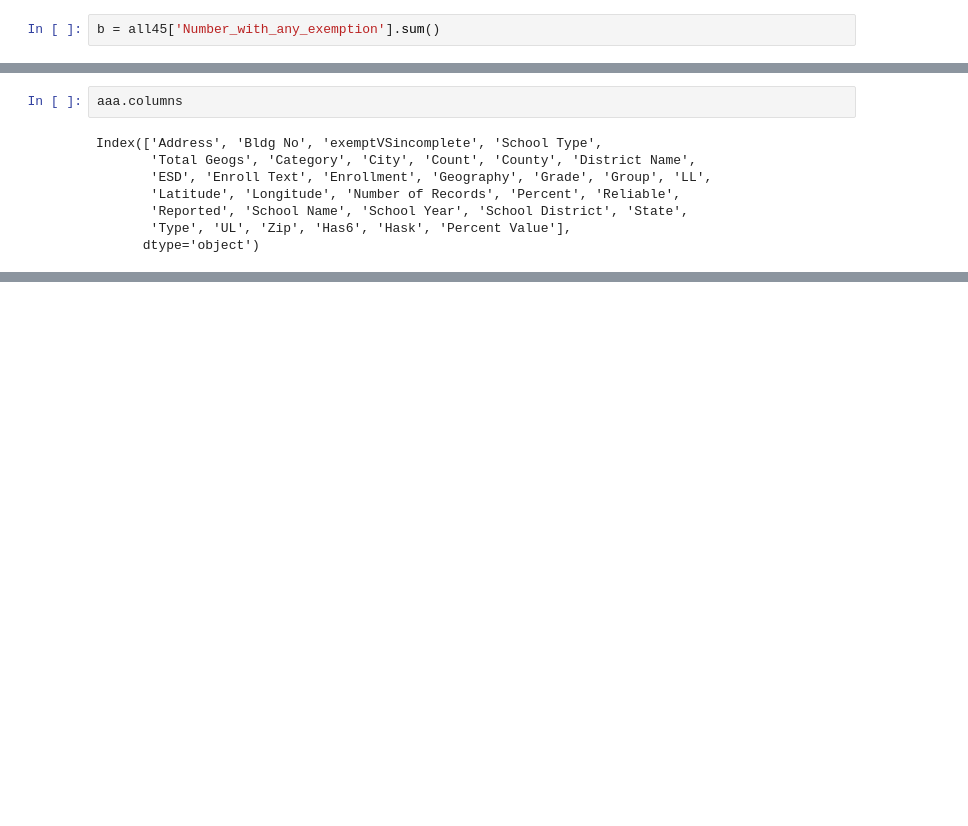
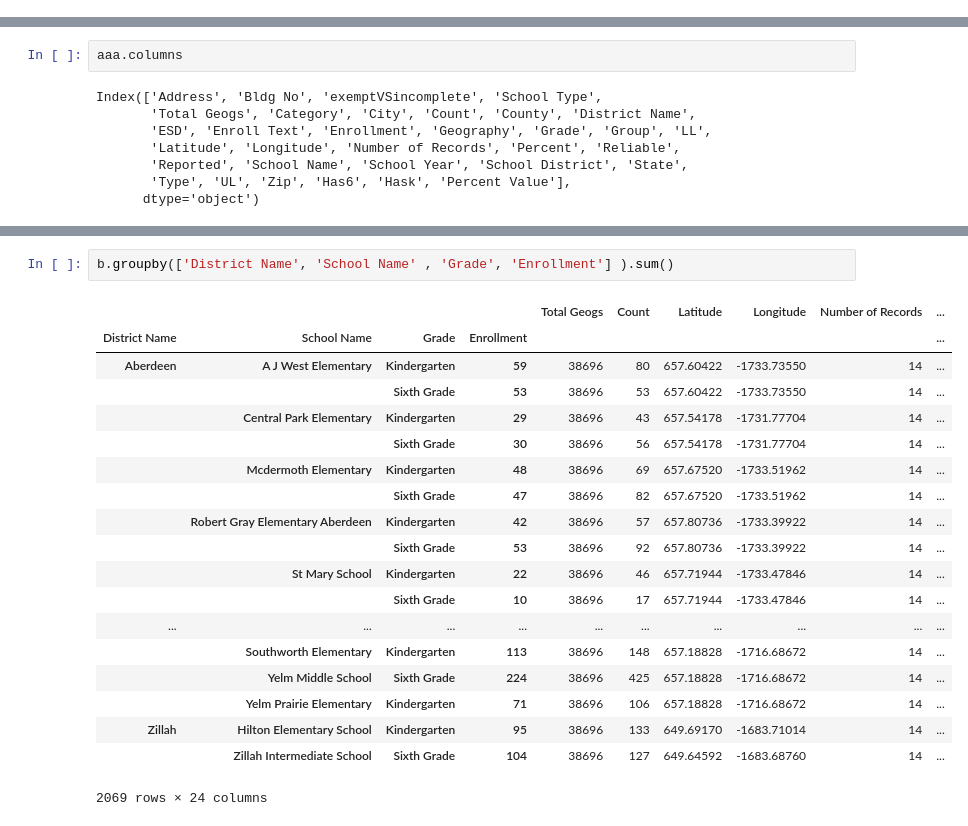
Before and after one commit to frischmuth/Washington-Immunization-Rates, a Jupyter notebook: Immunization IDE.ipynb, the cells around one changed output, grey strips where cells are left out. Drawn from its saved outputs; the diff is of its cells as text; blank space fills up the shorter version.

```diff
--- a/Immunization IDE.ipynb
+++ b/Immunization IDE.ipynb
@@ -281,2 +258,0 @@ a = all45['K_12_enrollment'].sum()
-# %%
-b = all45['Number_with_any_exemption'].sum()
@@ -497,0 +391,22 @@ KeyError: "['Percent Medical', 'Percent Complete', 'Percent Hepatitus B', 'Perce
+# %%
+b.groupby(['District Name', 'School Name' , 'Grade', 'Enrollment'] ).sum()
+# %% [output]
+|  |  |  |  | Total Geogs | Count | Latitude | Longitude | Number of Records | ... |
+| District Name | School Name | Grade | Enrollment |  |  |  |  |  | ... |
+| Aberdeen | A J West Elementary | Kindergarten | 59 | 38696 | 80 | 657.60422 | -1733.73550 | 14 | ... |
+|  |  | Sixth Grade | 53 | 38696 | 53 | 657.60422 | -1733.73550 | 14 | ... |
+|  | Central Park Elementary | Kindergarten | 29 | 38696 | 43 | 657.54178 | -1731.77704 | 14 | ... |
+|  |  | Sixth Grade | 30 | 38696 | 56 | 657.54178 | -1731.77704 | 14 | ... |
+|  | Mcdermoth Elementary | Kindergarten | 48 | 38696 | 69 | 657.67520 | -1733.51962 | 14 | ... |
+|  |  | Sixth Grade | 47 | 38696 | 82 | 657.67520 | -1733.51962 | 14 | ... |
+|  | Robert Gray Elementary Aberdeen | Kindergarten | 42 | 38696 | 57 | 657.80736 | -1733.39922 | 14 | ... |
+|  |  | Sixth Grade | 53 | 38696 | 92 | 657.80736 | -1733.39922 | 14 | ... |
+|  | St Mary School | Kindergarten | 22 | 38696 | 46 | 657.71944 | -1733.47846 | 14 | ... |
+|  |  | Sixth Grade | 10 | 38696 | 17 | 657.71944 | -1733.47846 | 14 | ... |
+| ... | ... | ... | ... | ... | ... | ... | ... | ... | ... |
+|  | Southworth Elementary | Kindergarten | 113 | 38696 | 148 | 657.18828 | -1716.68672 | 14 | ... |
+|  | Yelm Middle School | Sixth Grade | 224 | 38696 | 425 | 657.18828 | -1716.68672 | 14 | ... |
+|  | Yelm Prairie Elementary | Kindergarten | 71 | 38696 | 106 | 657.18828 | -1716.68672 | 14 | ... |
+| Zillah | Hilton Elementary School | Kindergarten | 95 | 38696 | 133 | 649.69170 | -1683.71014 | 14 | ... |
+|  | Zillah Intermediate School | Sixth Grade | 104 | 38696 | 127 | 649.64592 | -1683.68760 | 14 | ... |
+2069 rows × 24 columns
```
Also changed, not shown: parts of 22 cells of this notebook, 1 other file.
